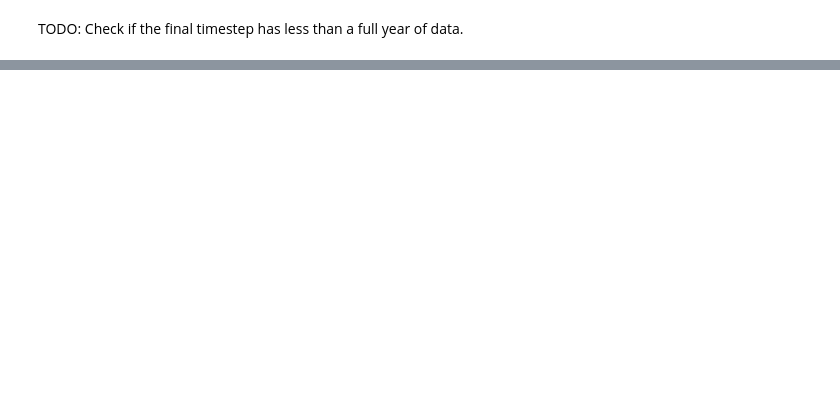
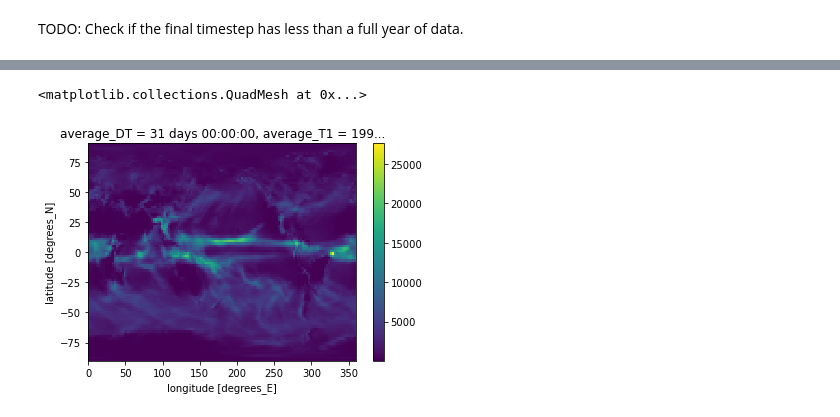
Before and after one commit to AusClimateService/unseen, a Jupyter notebook: notebooks/ag_analysis.ipynb, the cells around one changed output, grey strips where cells are left out. Saved outputs shown, nothing was run; the diff lists cells and outputs as text; code cells hidden in the pictures; blank space fills up the shorter version.

```diff
--- a/notebooks/ag_analysis.ipynb
+++ b/notebooks/ag_analysis.ipynb
@@ -138,0 +545,2 @@ TODO: So these units did need to be multiplied by 86400...
+# %%
+test_manual = ds['precip'] * 86400 * ds['time'].dt.days_in_month
@@ -138,0 +610,5 @@ TODO: So these units did need to be multiplied by 86400...
+# %%
+test_manual.isel(time=0, ensemble=0).plot()
+# %% [output]
+<matplotlib.collections.QuadMesh at 0x...>
+[figure, added]
```
Also changed, not shown: parts of 24 cells of this notebook, 3 other files.
